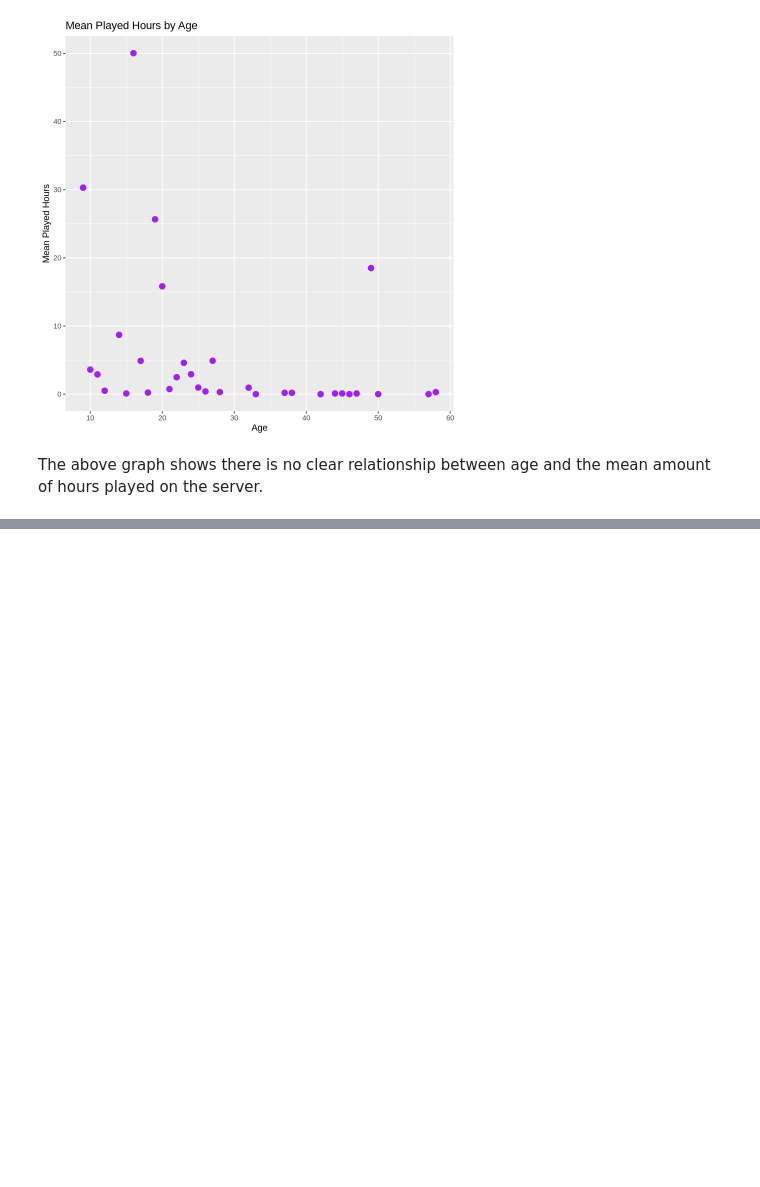
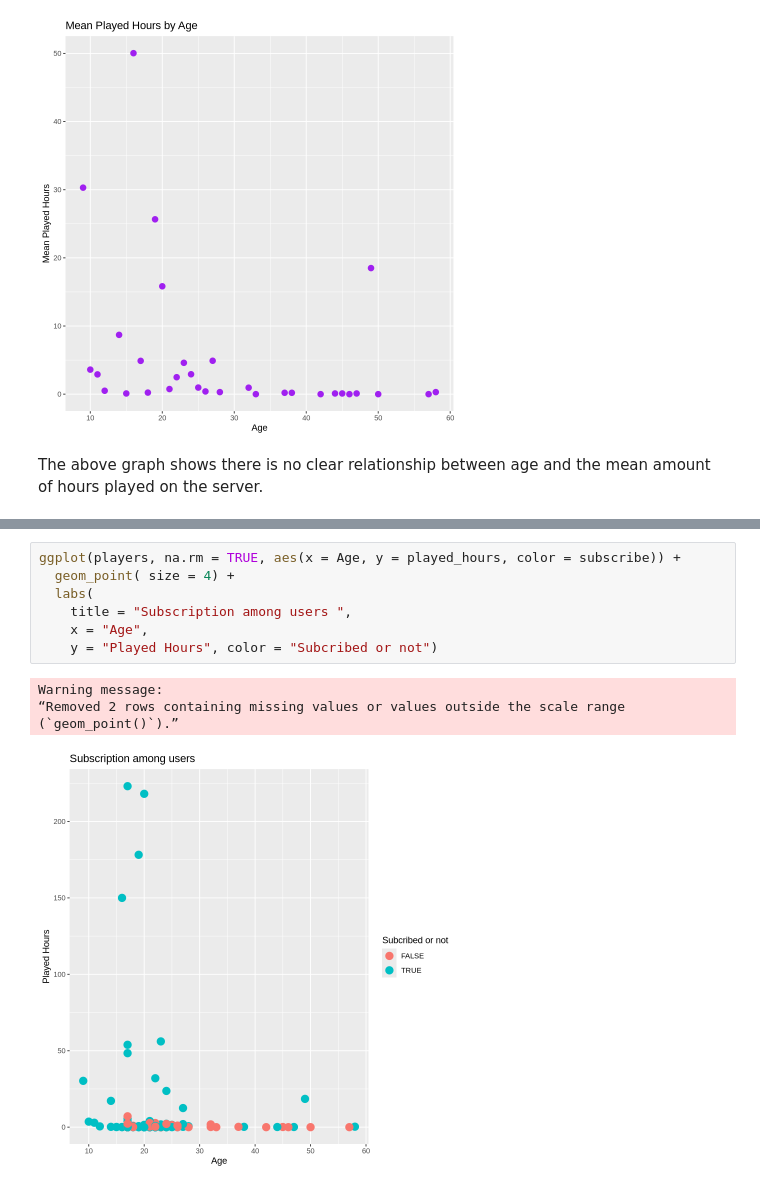
Before and after one commit to jmarikar/DSCI-Project, a Jupyter notebook: Project.ipynb, the cells around one changed output, grey strips where cells are left out. Cells and saved outputs as stored; diff of their text form; blank space fills up the shorter version.

```diff
--- a/Project.ipynb
+++ b/Project.ipynb
@@ -146,0 +147,12 @@ My Question:
+# %%
+ggplot(players, na.rm = TRUE, aes(x = Age, y = played_hours, color = subscribe)) +
+  geom_point( size = 4) +
+  labs(
+    title = "Subscription among users ",
+    x = "Age",
+    y = "Played Hours", color = "Subcribed or not")
+# %% [output]
+Warning message:
+“Removed 2 rows containing missing values or values outside the scale range
+(`geom_point()`).”
+[figure, added]
```
Also changed, not shown: parts of 4 cells of this notebook.
